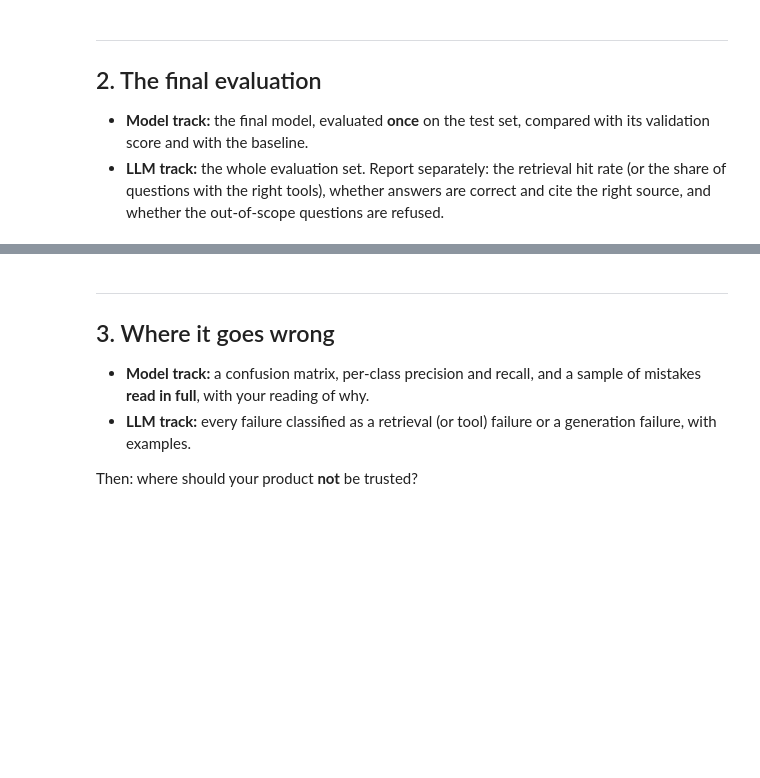
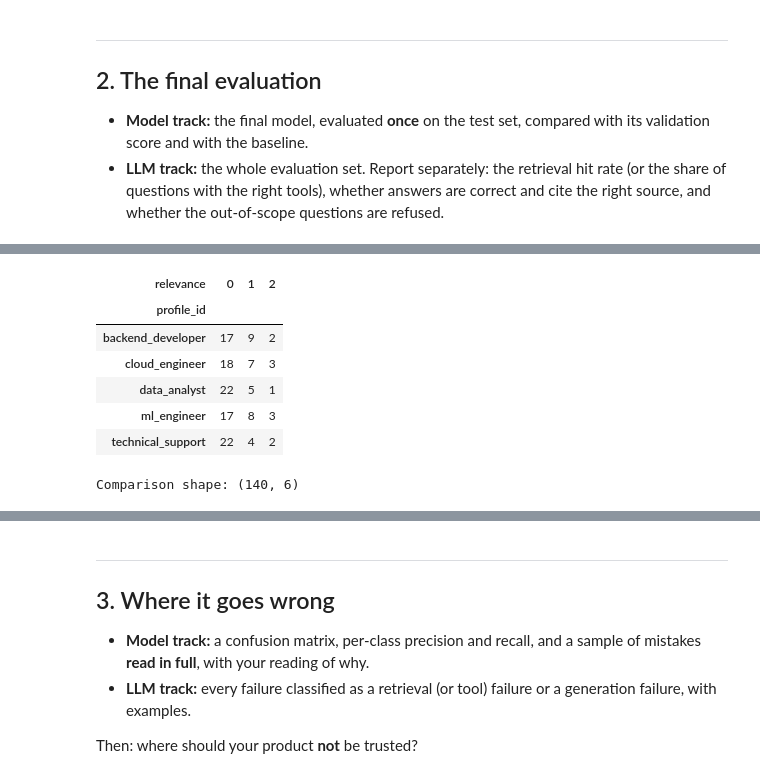
Before and after one commit to rekha-cyber/find-job-lab, a Jupyter notebook: notebooks/03_evaluate.ipynb, the cells around one changed output, grey strips where cells are left out. Drawn from its saved outputs; the diff is of its cells as text; code cells hidden in the pictures; blank space fills up the shorter version.

```diff
--- a/notebooks/03_evaluate.ipynb
+++ b/notebooks/03_evaluate.ipynb
@@ -39,0 +323,26 @@ The user, the decision, the metric and the baseline score, in a few sentences, a
+# %%
+label_distribution = pd.crosstab(
+    comparison_df["profile_id"],
+    comparison_df["relevance"]
+)
+
+display(label_distribution)
+# %% [output]
+| relevance | 0 | 1 | 2 |
+| profile_id |  |  |  |
+| backend_developer | 17 | 9 | 2 |
+| cloud_engineer | 18 | 7 | 3 |
+| data_analyst | 22 | 5 | 1 |
+| ml_engineer | 17 | 8 | 3 |
+| technical_support | 22 | 4 | 2 |
+# %%
+comparison_df = (
+    labels[["profile_id", "job_id", "relevance"]]
+    .merge(tfidf_scores, on=["profile_id", "job_id"])
+    .merge(semantic_scores, on=["profile_id", "job_id"])
+    .merge(zero_shot_scores, on=["profile_id", "job_id"])
+)
+
+print("Comparison shape:", comparison_df.shape)
+# %% [output]
+Comparison shape: (140, 6)
```
Also changed, not shown: parts of 12 cells of this notebook, 13 other files.
